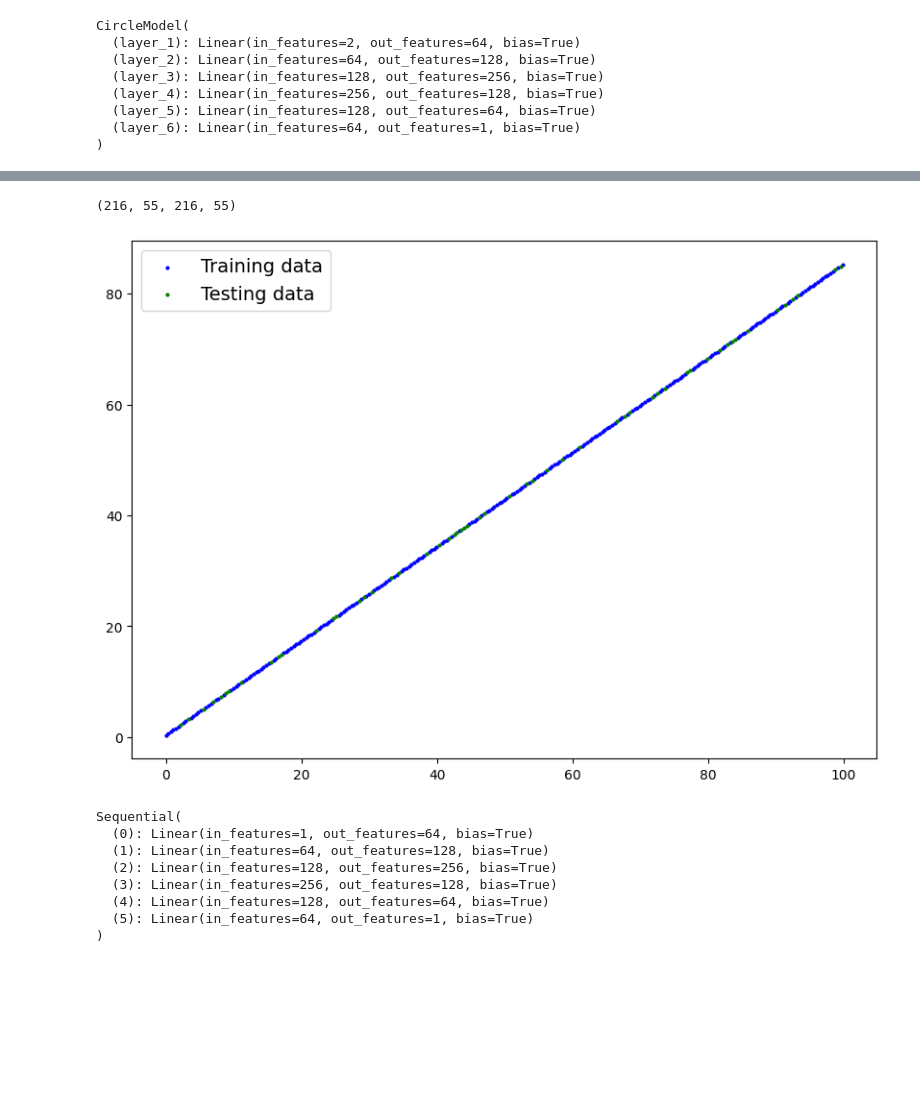
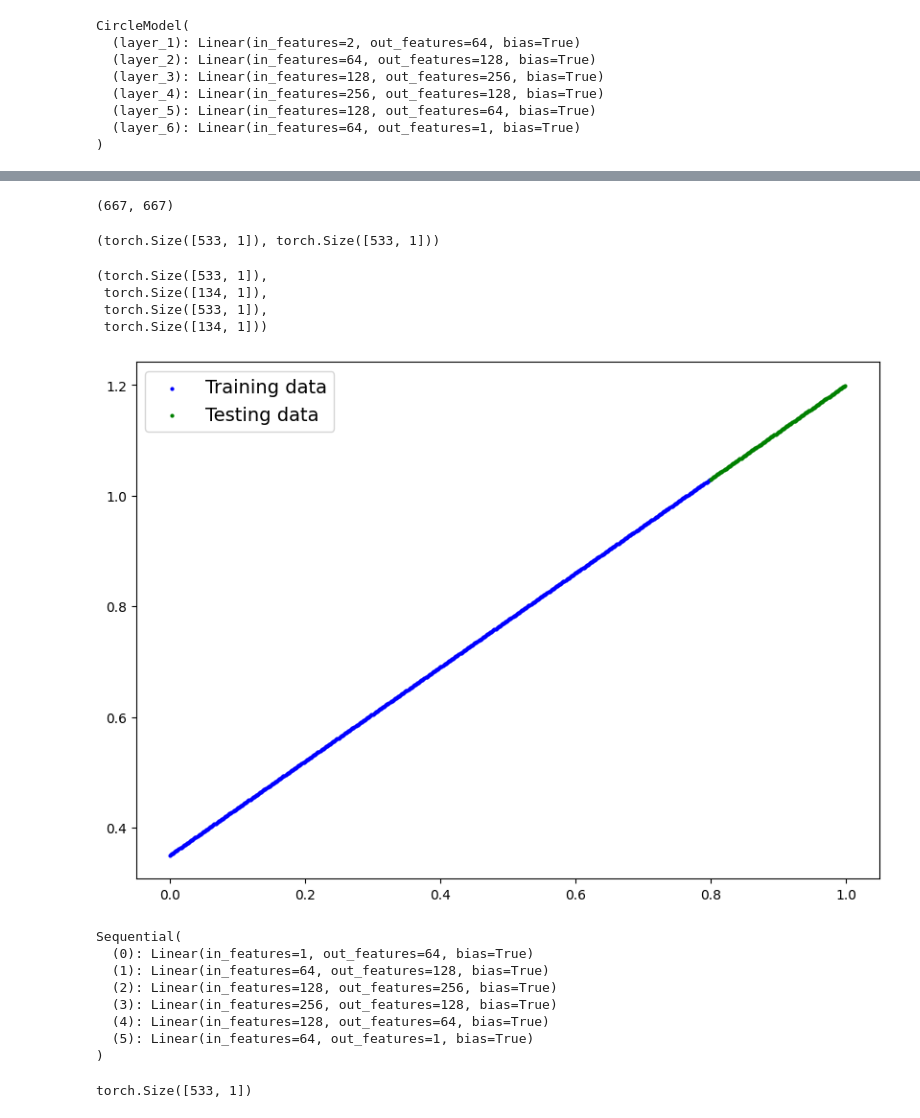
Before and after one commit to Shadoww002/DeepLearning-PyTorch, a Jupyter notebook: Chapter 2 – Neural Network Classification/Neural_Network_Classification.ipynb, the cells around one changed output, grey strips where cells are left out. Cells and saved outputs as stored; diff of their text form; code cells hidden in the pictures; blank space fills up the shorter version.

```diff
--- a/Chapter 2 – Neural Network Classification/Neural_Network_Classification.ipynb
+++ b/Chapter 2 – Neural Network Classification/Neural_Network_Classification.ipynb
@@ -477,10 +459,9 @@ plot_decision_boundary(model_1, X_test, y_test)
 ## Using The Above Model For the Linear Data Predictions
 torch.manual_seed(42)
 #creation the data
-sample_size = 100
 bias = 0.35
 weight = 0.85
 
-X = torch.Tensor(torch.arange(0 , sample_size , 0.37))
-y = X*weight + bias
+X_reg = torch.Tensor(torch.arange(0 ,1,0.0015)).unsqueeze(dim=1)
+y_reg = X_reg*weight + bias
 # %%
@@ -491,21 +480,30 @@ X[:5] , y[:5]
-# %%
-##Split Data into training and test sets
-from sklearn.model_selection import train_test_split
-X_train ,  X_test , y_train , y_test = train_test_split(X,
-                                                        y,
-                                                        test_size=0.2,
-                                                        random_state=42)
-
-len(X_train),len(X_test) , len(y_train) , len(y_test)
-# %% [output]
-(216, 55, 216, 55)
+# %%
+len(X_reg),len(y_reg)
+# %% [output]
+(667, 667)
+# %%
+# Split into train and test
+train_split = int(0.8 * len(X_reg))
+X_train_reg, X_test_reg = X_reg[:train_split], X_reg[train_split:]
+y_train_reg, y_test_reg = y_reg[:train_split], y_reg[train_split:]
+# %%
+X_train_reg.shape ,y_train_reg.shape
+# %% [output]
+(torch.Size([533, 1]), torch.Size([533, 1]))
+# %%
+X_train_reg.shape , X_test_reg.shape , y_train_reg.shape , y_test_reg.shape
+# %% [output]
+(torch.Size([533, 1]),
+ torch.Size([134, 1]),
+ torch.Size([533, 1]),
+ torch.Size([134, 1]))
 # %%
-plot_predictions(train_data=X_train,
-                 train_labels = y_train,
-                 test_data = X_test,
-                 test_labels = y_test)
+plot_predictions(train_data=X_train_reg,
+                 train_labels = y_train_reg,
+                 test_data = X_test_reg,
+                 test_labels = y_test_reg)
 # %% [output]
-[figure, old version]
+[figure, new version]
 # %%
 ## Creating Model with same architecture but diff Features
 import torch
@@ -543,0 +548,4 @@ optm = torch.optim.SGD(params=model_2.parameters(),
+# %%
+X_train_reg.shape
+# %% [output]
+torch.Size([533, 1])
```
Also changed, not shown: parts of 23 cells of this notebook.
